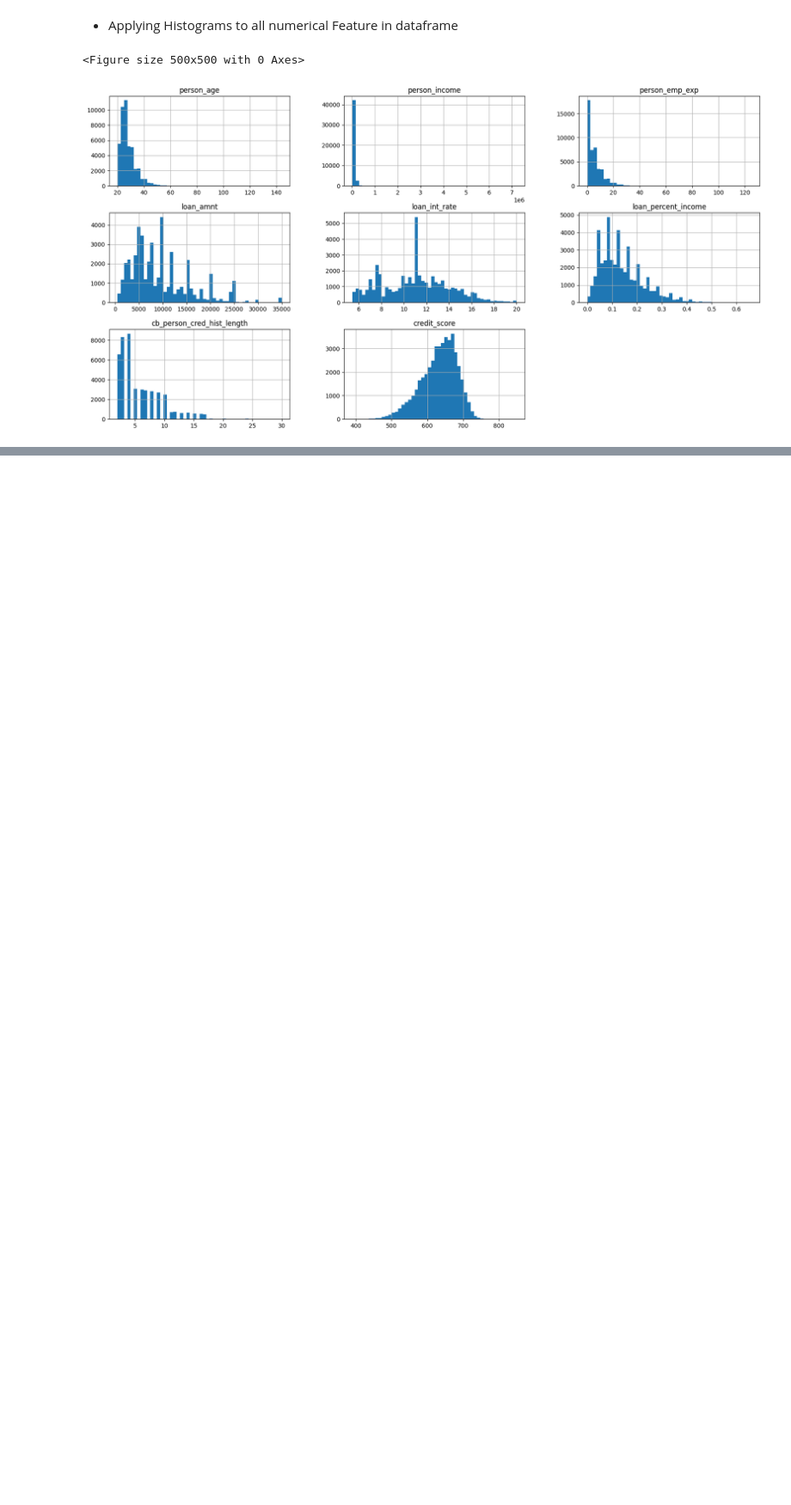
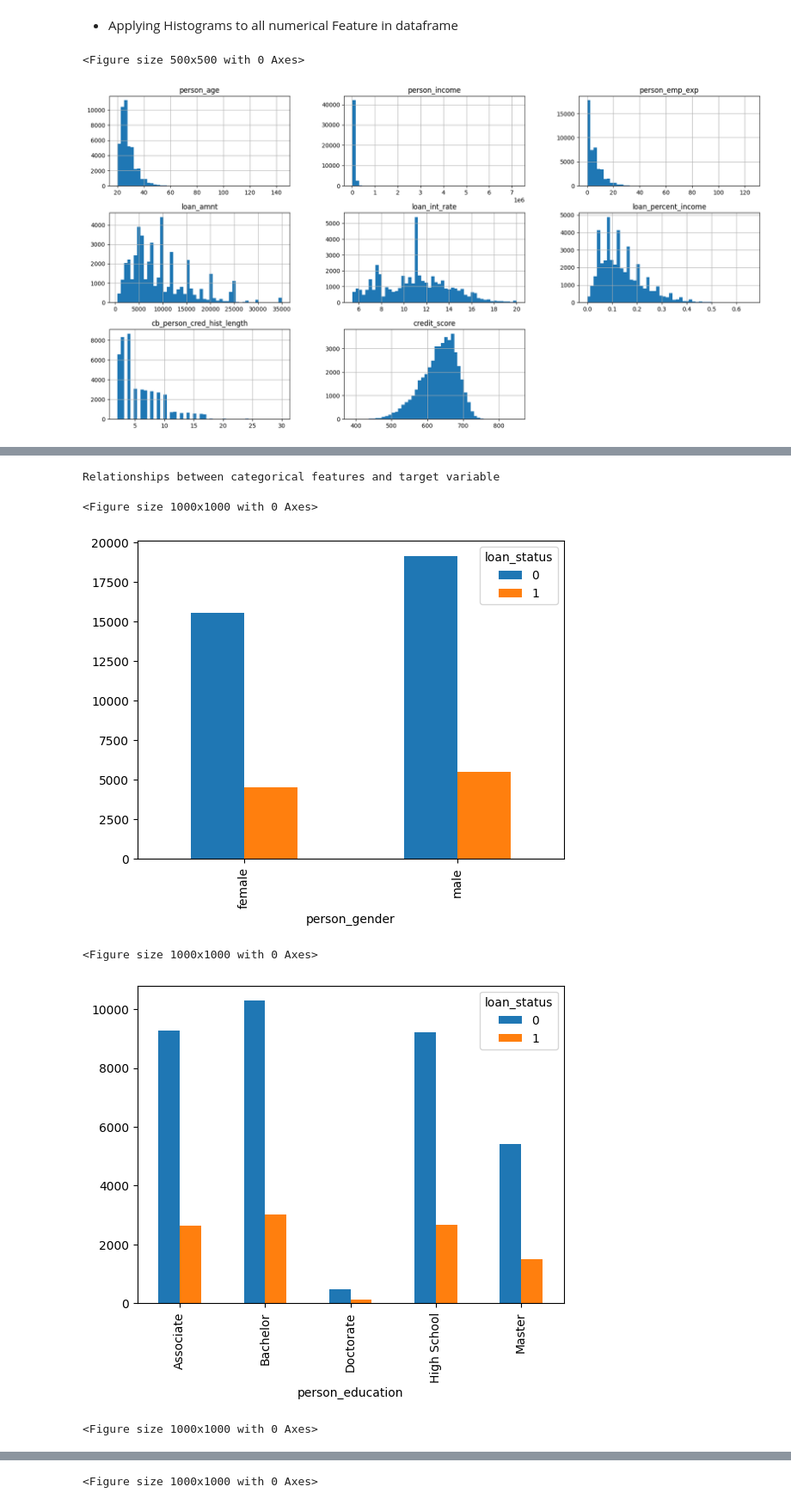
Before and after one commit to saikiran927/Loan_Approval_Classifier, a Jupyter notebook: data_preprocessing.ipynb, the cells around one changed output, grey strips where cells are left out. Shown: that part at 86% size. Saved outputs shown, nothing was run; the diff lists cells and outputs as text; code cells hidden in the pictures; blank space fills up the shorter version.

```diff
--- a/data_preprocessing.ipynb
+++ b/data_preprocessing.ipynb
@@ -250,0 +340,15 @@ def boxplot_cat_cols(df):
+# %%
+def categorical_with_target(df, target):
+    print("Relationships between categorical features and target variable")
+    for col in cat_cols[0]:
+        plt.figure(figsize=(10,10))
+        pd.crosstab(df[col], df[target]).plot(kind='bar')
+# %%
+categorical_with_target(df,'loan_status')
+# %% [output]
+Relationships between categorical features and target variable
+<Figure size 1000x1000 with 0 Axes>
+[figure, added]
+<Figure size 1000x1000 with 0 Axes>
+[figure, added]
+<Figure size 1000x1000 with 0 Axes>
@@ -250,0 +356 @@ def boxplot_cat_cols(df):
+<Figure size 1000x1000 with 0 Axes>
```
Also changed, not shown: parts of 20 cells of this notebook.
